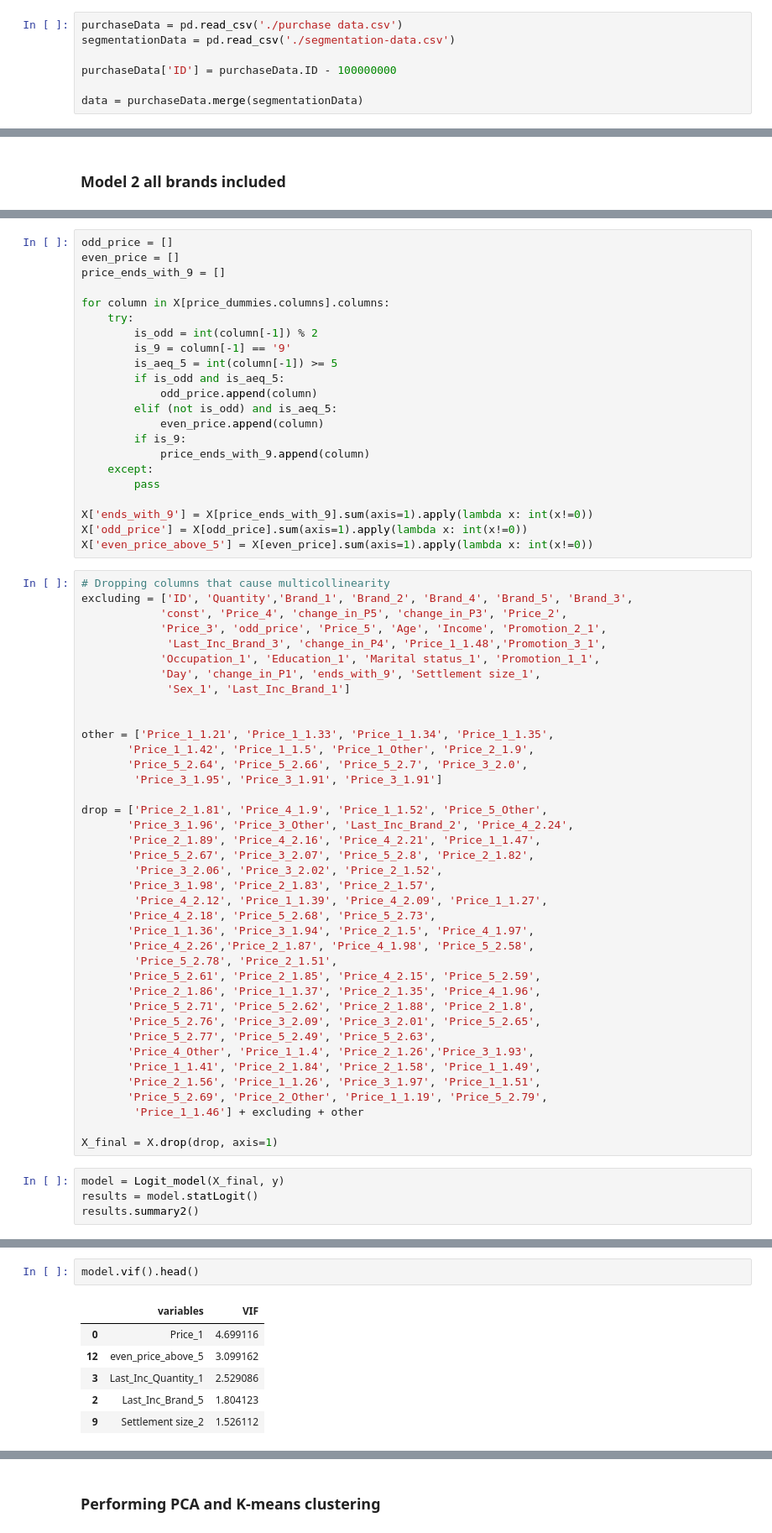
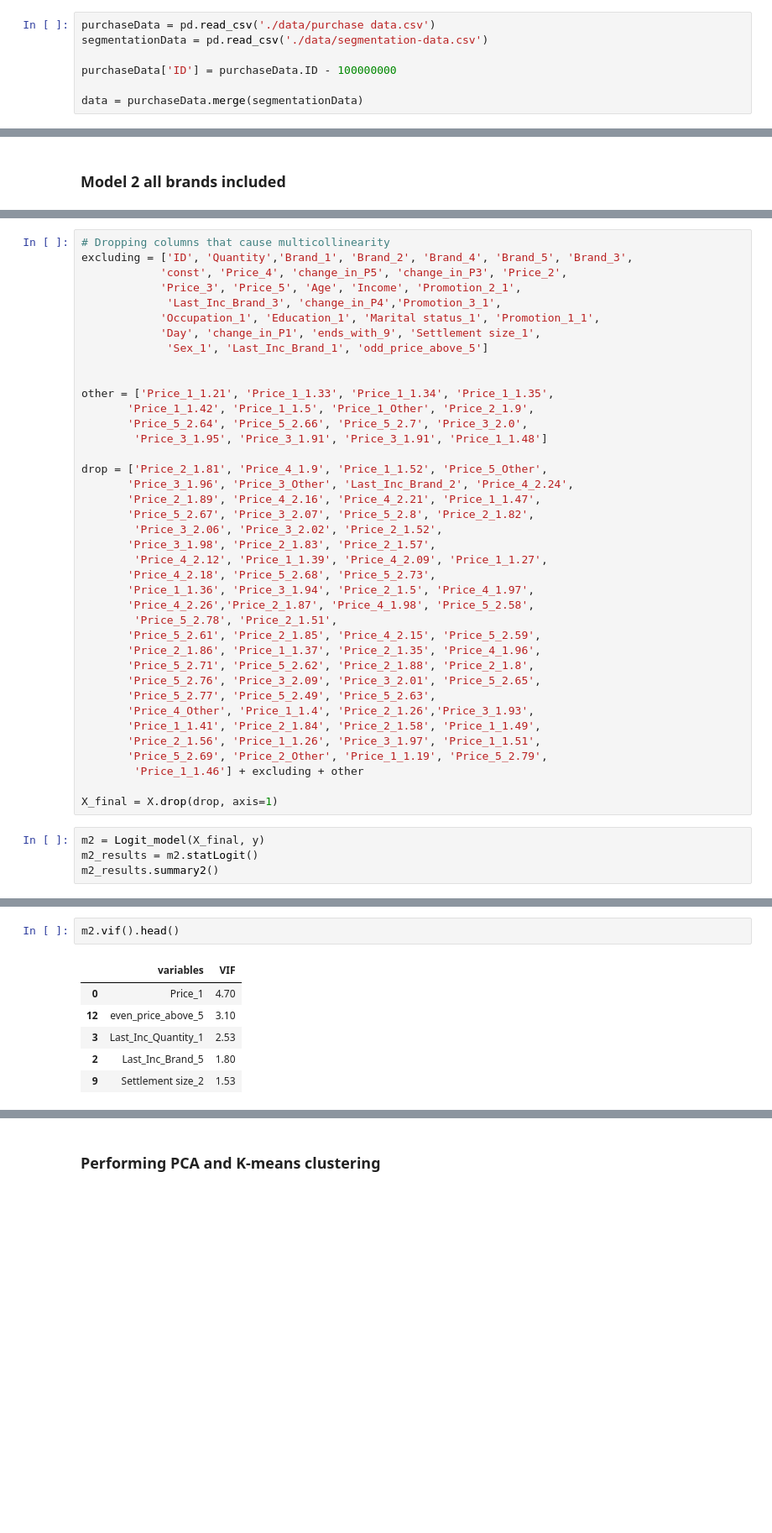
Before and after one commit to vlad-yeghiazaryan/Charm_Pricing_Analysis, a Jupyter notebook: Charm_Pricing.ipynb, the cells around one changed output, grey strips where cells are left out. Shown: that part at 84% size. Saved outputs shown, nothing was run; the diff lists cells and outputs as text; blank space fills up the shorter version.

```diff
--- a/Charm_Pricing.ipynb
+++ b/Charm_Pricing.ipynb
@@ -108,8 +114,8 @@ def explain_components(price_dummies, dummy_comps_explain):
 # %% [markdown]
 ## Data Cleanup
 # %%
-purchaseData = pd.read_csv('./purchase data.csv')
-segmentationData = pd.read_csv('./segmentation-data.csv')
+purchaseData = pd.read_csv('./data/purchase data.csv')
+segmentationData = pd.read_csv('./data/segmentation-data.csv')
 
 purchaseData['ID'] = purchaseData.ID - 100000000
 
@@ -385,43 +397,21 @@ target = 'Incidence_1'
 y = dataset_allBrands[target]
 X = dataset_allBrands.drop(target, axis=1)
 X = sm.add_constant(X)
-# %%
-odd_price = []
-even_price = []
-price_ends_with_9 = []
-
-for column in X[price_dummies.columns].columns:
-    try:
-        is_odd = int(column[-1]) % 2
-        is_9 = column[-1] == '9'
-        is_aeq_5 = int(column[-1]) >= 5
-        if is_odd and is_aeq_5:
-            odd_price.append(column)
-        elif (not is_odd) and is_aeq_5:
-            even_price.append(column)
-        if is_9:
-            price_ends_with_9.append(column)
-    except:
-        pass
-
-X['ends_with_9'] = X[price_ends_with_9].sum(axis=1).apply(lambda x: int(x!=0))
-X['odd_price'] = X[odd_price].sum(axis=1).apply(lambda x: int(x!=0))
-X['even_price_above_5'] = X[even_price].sum(axis=1).apply(lambda x: int(x!=0))
 # %%
 # Dropping columns that cause multicollinearity
 excluding = ['ID', 'Quantity','Brand_1', 'Brand_2', 'Brand_4', 'Brand_5', 'Brand_3',
             'const', 'Price_4', 'change_in_P5', 'change_in_P3', 'Price_2',
-            'Price_3', 'odd_price', 'Price_5', 'Age', 'Income', 'Promotion_2_1',
-             'Last_Inc_Brand_3', 'change_in_P4', 'Price_1_1.48','Promotion_3_1',
+            'Price_3', 'Price_5', 'Age', 'Income', 'Promotion_2_1',
+             'Last_Inc_Brand_3', 'change_in_P4','Promotion_3_1',
             'Occupation_1', 'Education_1', 'Marital status_1', 'Promotion_1_1',
             'Day', 'change_in_P1', 'ends_with_9', 'Settlement size_1',
-             'Sex_1', 'Last_Inc_Brand_1']
+             'Sex_1', 'Last_Inc_Brand_1', 'odd_price_above_5']
 
 
 other = ['Price_1_1.21', 'Price_1_1.33', 'Price_1_1.34', 'Price_1_1.35',
        'Price_1_1.42', 'Price_1_1.5', 'Price_1_Other', 'Price_2_1.9',
        'Price_5_2.64', 'Price_5_2.66', 'Price_5_2.7', 'Price_3_2.0',
-        'Price_3_1.95', 'Price_3_1.91', 'Price_3_1.91']
+        'Price_3_1.95', 'Price_3_1.91', 'Price_3_1.91', 'Price_1_1.48']
 
 drop = ['Price_2_1.81', 'Price_4_1.9', 'Price_1_1.52', 'Price_5_Other',
        'Price_3_1.96', 'Price_3_Other', 'Last_Inc_Brand_2', 'Price_4_2.24',
@@ -447,9 +437,9 @@ drop = ['Price_2_1.81', 'Price_4_1.9', 'Price_1_1.52', 'Price_5_Other',
 
 X_final = X.drop(drop, axis=1)
 # %%
-model = Logit_model(X_final, y)
-results = model.statLogit()
-results.summary2()
+m2 = Logit_model(X_final, y)
+m2_results = m2.statLogit()
+m2_results.summary2()
 # %% [output]
 Optimization terminated successfully.
          Current function value: 0.527487
@@ -477,12 +467,12 @@ Optimization terminated successfully.
 | change_in_P2 | -0.9085 | 0.0889 | -10.2165 | 0.0000 | -1.0828 | -0.7342 |
 | even_price_above_5 | 0.0771 | 0.0250 | 3.0833 | 0.0020 | 0.0281 | 0.1261 |
 # %%
-model.vif().head()
+m2.vif().head()
 # %% [output]
 |  | variables | VIF |
-| 0 | Price_1 | 4.699116 |
-| 12 | even_price_above_5 | 3.099162 |
-| 3 | Last_Inc_Quantity_1 | 2.529086 |
-| 2 | Last_Inc_Brand_5 | 1.804123 |
-| 9 | Settlement size_2 | 1.526112 |
+| 0 | Price_1 | 4.70 |
+| 12 | even_price_above_5 | 3.10 |
+| 3 | Last_Inc_Quantity_1 | 2.53 |
+| 2 | Last_Inc_Brand_5 | 1.80 |
+| 9 | Settlement size_2 | 1.53 |
 # %%
```
Also changed, not shown: parts of 39 cells of this notebook.
